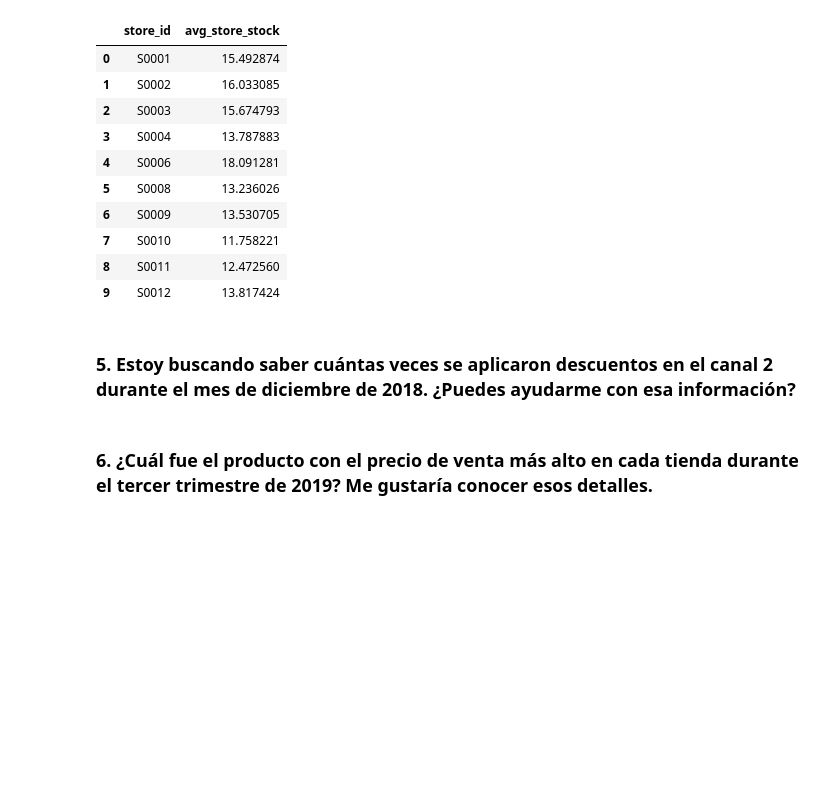
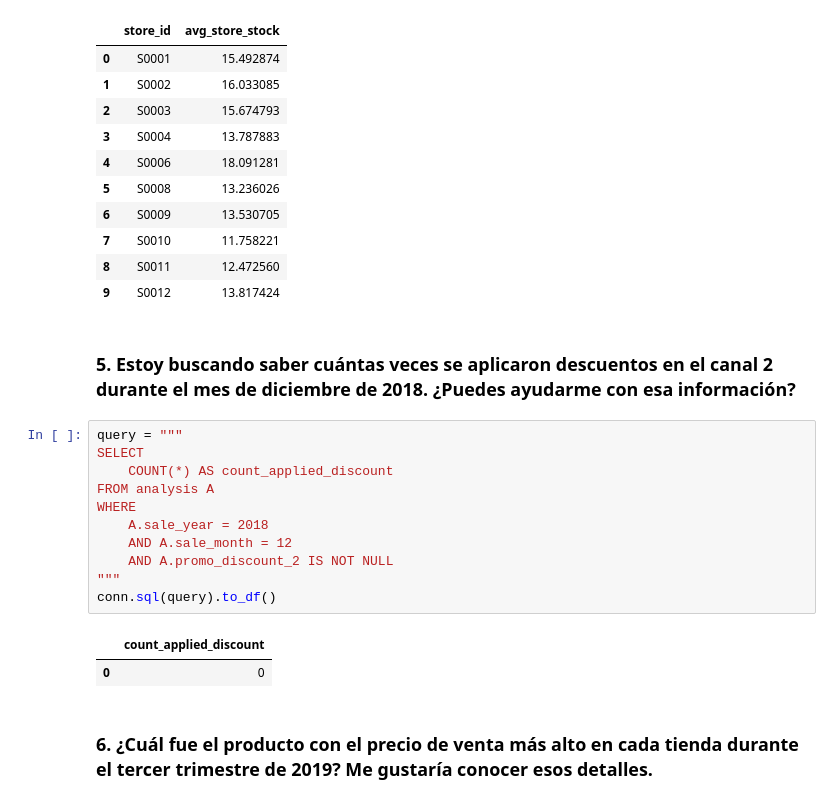
Before and after one commit to cramirez98/WorkshopSumz, a Jupyter notebook: workshop/Workshop 1.ipynb, the cells around one changed output. Saved outputs shown, nothing was run; the diff lists cells and outputs as text; blank space fills up the shorter version.

```diff
--- a/workshop/Workshop 1.ipynb
+++ b/workshop/Workshop 1.ipynb
@@ -1370,6 +1409,20 @@ conn.sql(query).to_df()
 | 9 | S0012 | 13.817424 |
 # %% [markdown]
 ### 5. Estoy buscando saber cuántas veces se aplicaron descuentos en el canal 2 durante el mes de diciembre de 2018. ¿Puedes ayudarme con esa información?
+# %%
+query = """
+SELECT
+    COUNT(*) AS count_applied_discount
+FROM analysis A
+WHERE
+    A.sale_year = 2018
+    AND A.sale_month = 12
+    AND A.promo_discount_2 IS NOT NULL
+"""
+conn.sql(query).to_df()
+# %% [output]
+|  | count_applied_discount |
+| 0 | 0 |
 # %% [markdown]
 ### 6. ¿Cuál fue el producto con el precio de venta más alto en cada tienda durante el tercer trimestre de 2019? Me gustaría conocer esos detalles.
 # %%
```
Also changed, not shown: parts of 5 cells of this notebook.
